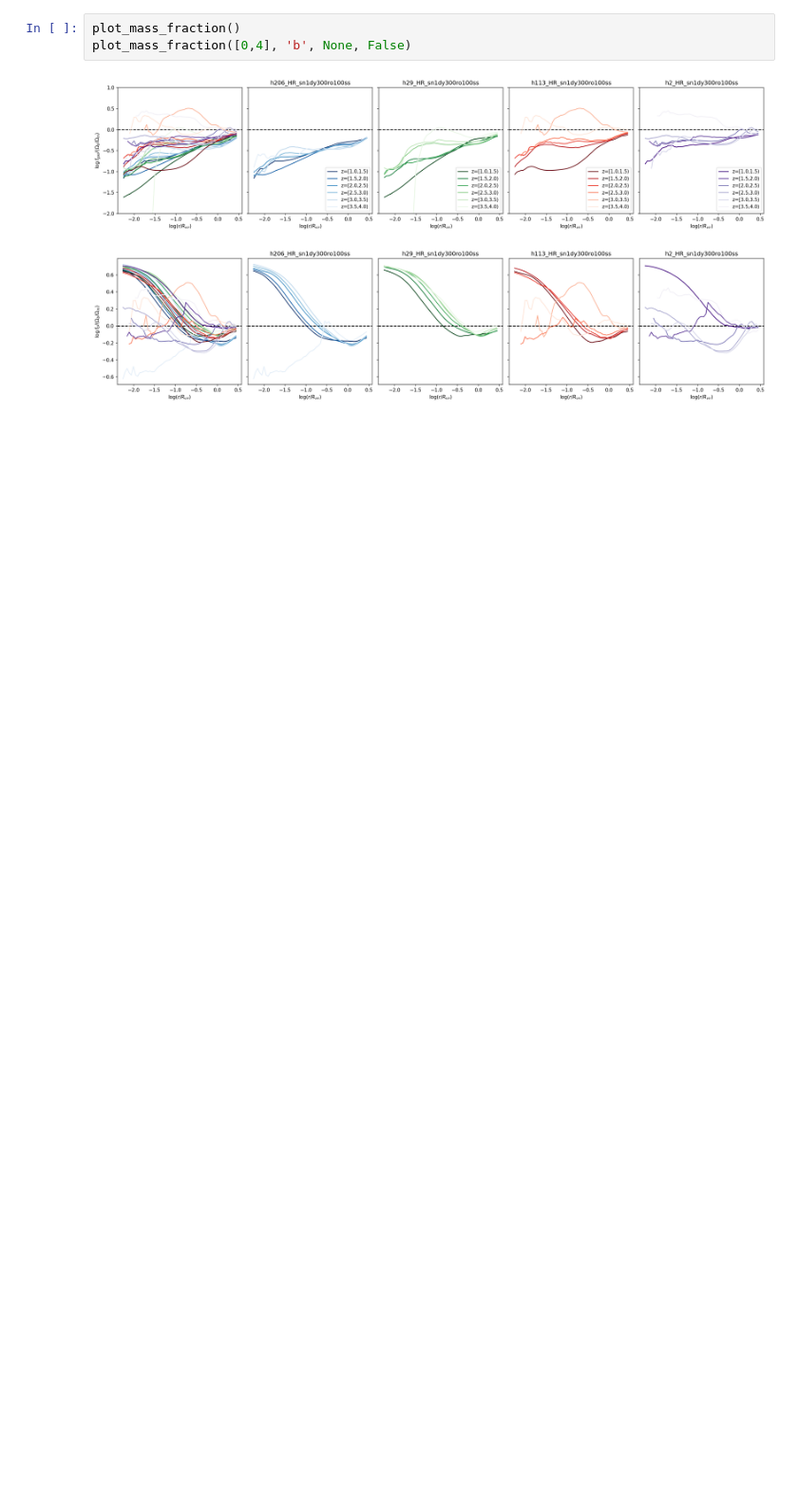
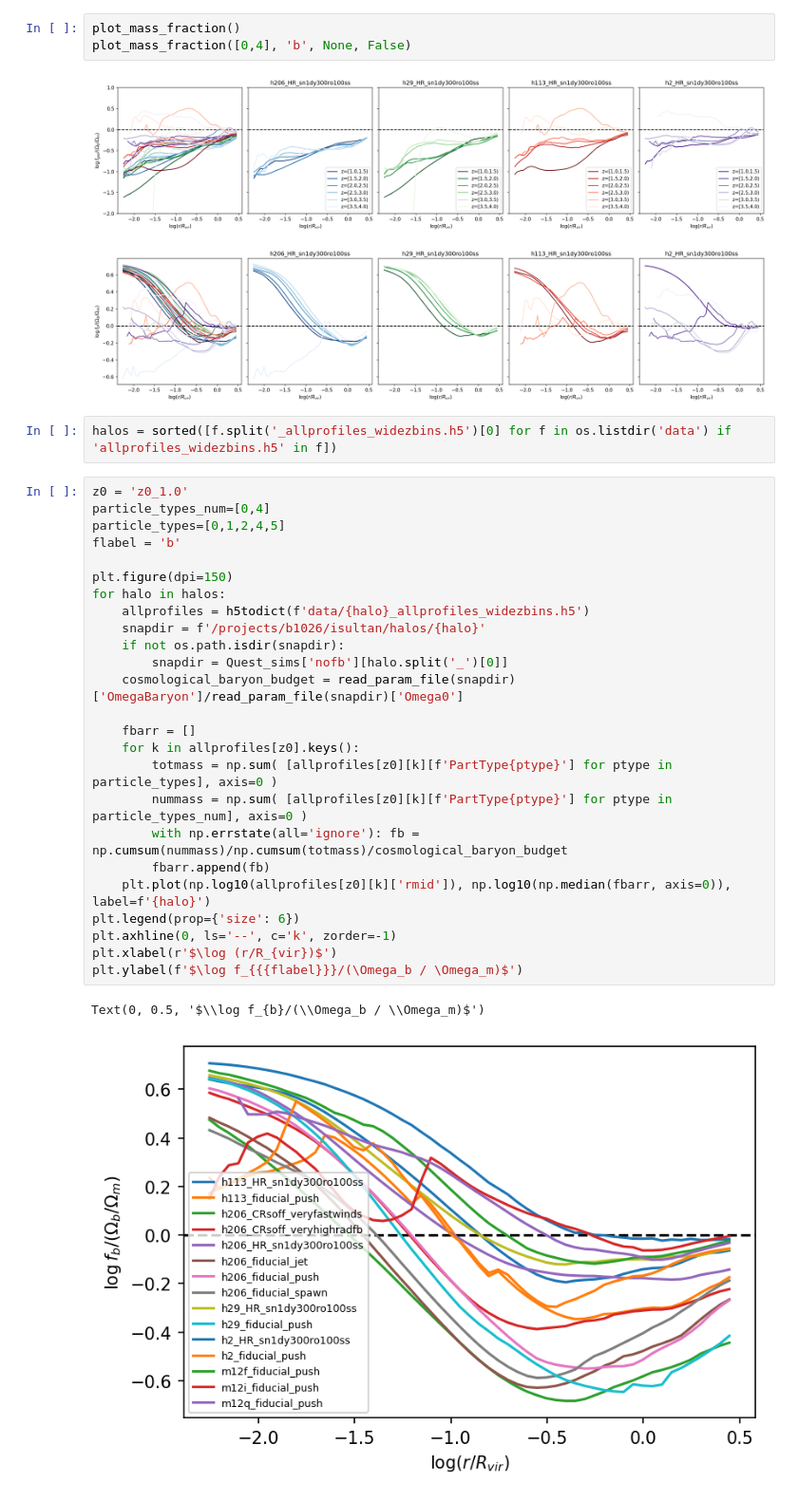
Before and after one commit to isulta/massive-halos, a Jupyter notebook: baryon_fraction.ipynb, the cells around one changed output. Shown at 95% size. Drawn from its saved outputs; the diff is of its cells as text; blank space fills up the shorter version.

Commit message:
profiles_zbins_serial_sims for Quest sims and plot fb

```diff
--- a/baryon_fraction.ipynb
+++ b/baryon_fraction.ipynb
@@ -44,3 +44,33 @@ plot_mass_fraction([0,4], 'b', None, False)
 # %% [output]
 [figure]
 [figure]
+# %%
+halos = sorted([f.split('_allprofiles_widezbins.h5')[0] for f in os.listdir('data') if 'allprofiles_widezbins.h5' in f])
+# %%
+z0 = 'z0_1.0'
+particle_types_num=[0,4]
+particle_types=[0,1,2,4,5]
+flabel = 'b'
+
+plt.figure(dpi=150)
+for halo in halos:
+    allprofiles = h5todict(f'data/{halo}_allprofiles_widezbins.h5')
+    snapdir = f'/projects/b1026/isultan/halos/{halo}'
+    if not os.path.isdir(snapdir):
+        snapdir = Quest_sims['nofb'][halo.split('_')[0]]
+    cosmological_baryon_budget = read_param_file(snapdir)['OmegaBaryon']/read_param_file(snapdir)['Omega0']
+
+    fbarr = []
+    for k in allprofiles[z0].keys():
+        totmass = np.sum( [allprofiles[z0][k][f'PartType{ptype}'] for ptype in particle_types], axis=0 )
+        nummass = np.sum( [allprofiles[z0][k][f'PartType{ptype}'] for ptype in particle_types_num], axis=0 )
+        with np.errstate(all='ignore'): fb = np.cumsum(nummass)/np.cumsum(totmass)/cosmological_baryon_budget
+        fbarr.append(fb)
+    plt.plot(np.log10(allprofiles[z0][k]['rmid']), np.log10(np.median(fbarr, axis=0)), label=f'{halo}')
+plt.legend(prop={'size': 6})
+plt.axhline(0, ls='--', c='k', zorder=-1)
+plt.xlabel(r'$\log (r/R_{vir})$')
+plt.ylabel(f'$\log f_{{{flabel}}}/(\Omega_b / \Omega_m)$')
+# %% [output]
+Text(0, 0.5, '$\\log f_{b}/(\\Omega_b / \\Omega_m)$')
+[figure, added]
```
Also changed, not shown: parts of 3 cells of this notebook, 12 other files.
